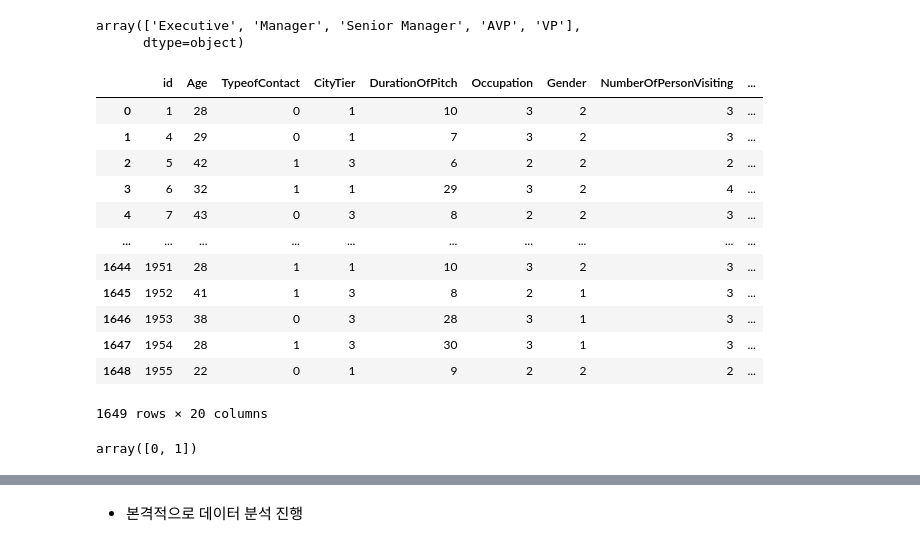
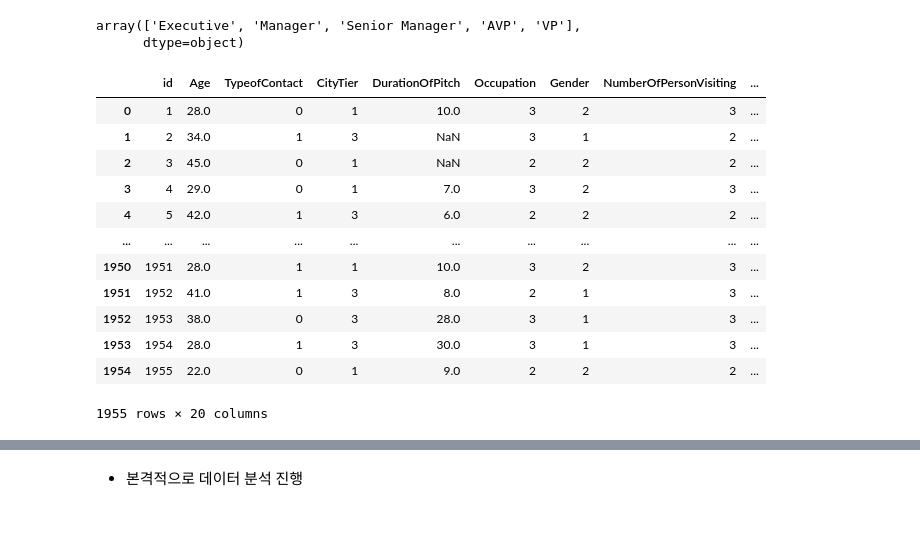
Before and after one commit to hansollasido/dacon_basic, a Jupyter notebook: 여행 상품 신청 여부 예측 경진대회/여행 상품 신청 여부 예측 경진대회.ipynb, the cells around one changed output, grey strips where cells are left out. Cells and saved outputs as stored; diff of their text form; code cells hidden in the pictures.

```diff
--- a/여행 상품 신청 여부 예측 경진대회/여행 상품 신청 여부 예측 경진대회.ipynb
+++ b/여행 상품 신청 여부 예측 경진대회/여행 상품 신청 여부 예측 경진대회.ipynb
@@ -33,3 +62,5 @@ train_data.head()
 - Designation : (직업의) 직급
 - MonthlyIncome : 월 급여
 - ProdTaken : 여행 패키지 신청 여부 (0: 신청 안 함, 1: 신청함)
+# %%
+test_data = pd.read_csv("./data/test.csv")
@@ -142,29 +211,31 @@ array(['Executive', 'Manager', 'Senior Manager', 'AVP', 'VP'],
 # %%
 # sklearn에서 제공하는 label encoder로 object형을 int형으로 labeling
 from sklearn import preprocessing
 label_encoder = preprocessing.LabelEncoder()
-train_data2['TypeofContact']=label_encoder.fit_transform(train_data2['TypeofContact'])
-train_data2['Occupation']=label_encoder.fit_transform(train_data2['Occupation'])
-train_data2['Gender']=label_encoder.fit_transform(train_data2['Gender'])
-train_data2['ProductPitched']=label_encoder.fit_transform(train_data2['ProductPitched'])
-train_data2['MaritalStatus']=label_encoder.fit_transform(train_data2['MaritalStatus'])
-train_data2['Designation']=label_encoder.fit_transform(train_data2['Designation'])
-train_data2
+train_data['TypeofContact']=label_encoder.fit_transform(train_data['TypeofContact'])
+test_data['TypeofContact']=label_encoder.transform(test_data['TypeofContact'])
+train_data['Occupation']=label_encoder.fit_transform(train_data['Occupation'])
+test_data['Occupation']=label_encoder.transform(test_data['Occupation'])
+train_data['Gender']=label_encoder.fit_transform(train_data['Gender'])
+test_data['Gender']=label_encoder.transform(test_data['Gender'])
+train_data['ProductPitched']=label_encoder.fit_transform(train_data['ProductPitched'])
+test_data['ProductPitched']=label_encoder.transform(test_data['ProductPitched'])
+train_data['MaritalStatus']=label_encoder.fit_transform(train_data['MaritalStatus'])
+test_data['MaritalStatus']=label_encoder.transform(test_data['MaritalStatus'])
+train_data['Designation']=label_encoder.fit_transform(train_data['Designation'])
+test_data['Designation']=label_encoder.transform(test_data['Designation'])
+train_data
 # %% [output]
 |  | id | Age | TypeofContact | CityTier | DurationOfPitch | Occupation | Gender | NumberOfPersonVisiting | ... |
-| 0 | 1 | 28 | 0 | 1 | 10 | 3 | 2 | 3 | ... |
-| 1 | 4 | 29 | 0 | 1 | 7 | 3 | 2 | 3 | ... |
-| 2 | 5 | 42 | 1 | 3 | 6 | 2 | 2 | 2 | ... |
-| 3 | 6 | 32 | 1 | 1 | 29 | 3 | 2 | 4 | ... |
-| 4 | 7 | 43 | 0 | 3 | 8 | 2 | 2 | 3 | ... |
+| 0 | 1 | 28.0 | 0 | 1 | 10.0 | 3 | 2 | 3 | ... |
+| 1 | 2 | 34.0 | 1 | 3 | NaN | 3 | 1 | 2 | ... |
+| 2 | 3 | 45.0 | 0 | 1 | NaN | 2 | 2 | 2 | ... |
+| 3 | 4 | 29.0 | 0 | 1 | 7.0 | 3 | 2 | 3 | ... |
+| 4 | 5 | 42.0 | 1 | 3 | 6.0 | 2 | 2 | 2 | ... |
 | ... | ... | ... | ... | ... | ... | ... | ... | ... | ... |
-| 1644 | 1951 | 28 | 1 | 1 | 10 | 3 | 2 | 3 | ... |
-| 1645 | 1952 | 41 | 1 | 3 | 8 | 2 | 1 | 3 | ... |
-| 1646 | 1953 | 38 | 0 | 3 | 28 | 3 | 1 | 3 | ... |
-| 1647 | 1954 | 28 | 1 | 3 | 30 | 3 | 1 | 3 | ... |
-| 1648 | 1955 | 22 | 0 | 1 | 9 | 2 | 2 | 2 | ... |
+| 1950 | 1951 | 28.0 | 1 | 1 | 10.0 | 3 | 2 | 3 | ... |
+| 1951 | 1952 | 41.0 | 1 | 3 | 8.0 | 2 | 1 | 3 | ... |
+| 1952 | 1953 | 38.0 | 0 | 3 | 28.0 | 3 | 1 | 3 | ... |
+| 1953 | 1954 | 28.0 | 1 | 3 | 30.0 | 3 | 1 | 3 | ... |
+| 1954 | 1955 | 22.0 | 0 | 1 | 9.0 | 2 | 2 | 2 | ... |
-1649 rows × 20 columns
+1955 rows × 20 columns
-# %%
-train_data2['TypeofContact'].unique()
-# %% [output]
-array([0, 1])
```
Also changed, not shown: parts of 57 cells of this notebook.
